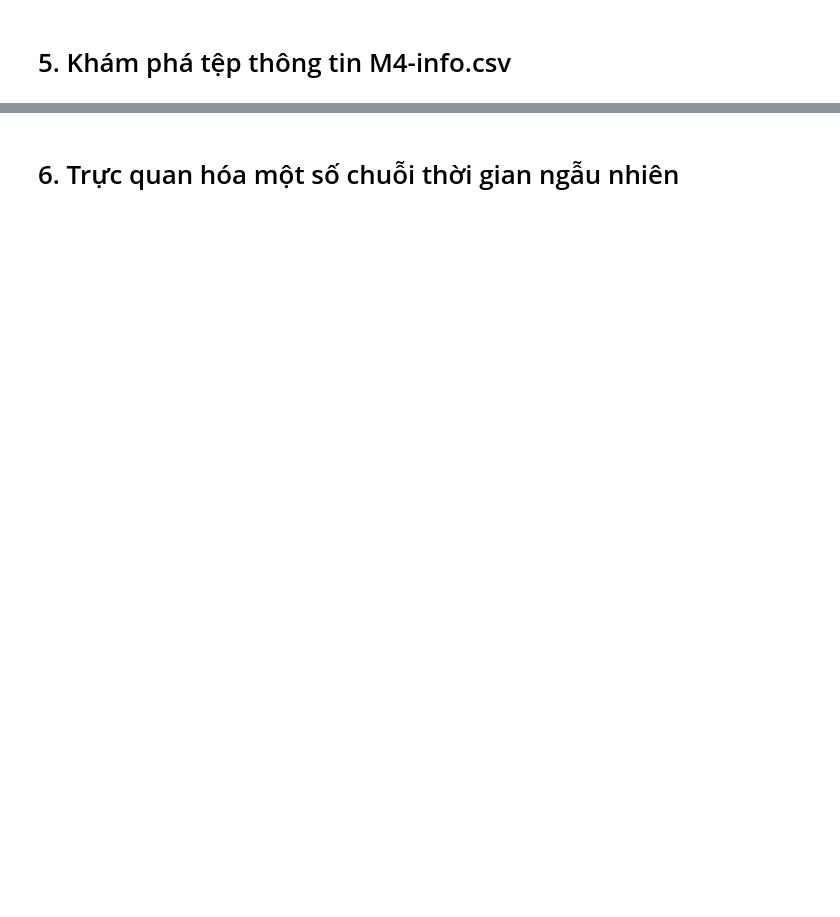
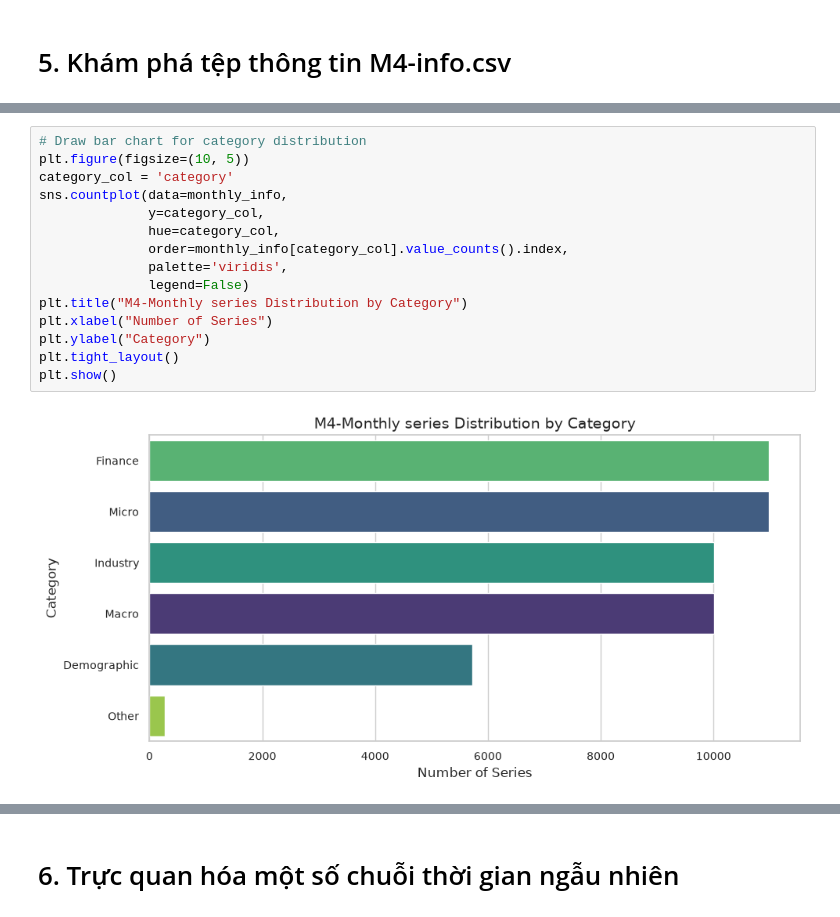
Before and after one commit to wotttoo/hybrid-forecasting-gb-pretrained, a Jupyter notebook: notebooks/01_eda.ipynb, the cells around one changed output, grey strips where cells are left out. Drawn from its saved outputs; the diff is of its cells as text; blank space fills up the shorter version.

```diff
--- a/notebooks/01_eda.ipynb
+++ b/notebooks/01_eda.ipynb
@@ -143,0 +195,17 @@ Name: count, dtype: int64
+# %%
+# Draw bar chart for category distribution
+plt.figure(figsize=(10, 5))
+category_col = 'category'
+sns.countplot(data=monthly_info,
+              y=category_col,
+              hue=category_col,
+              order=monthly_info[category_col].value_counts().index,
+              palette='viridis',
+              legend=False)
+plt.title("M4-Monthly series Distribution by Category")
+plt.xlabel("Number of Series")
+plt.ylabel("Category")
+plt.tight_layout()
+plt.show()
+# %% [output]
+[figure, added]
```
Also changed, not shown: parts of 22 cells of this notebook.
